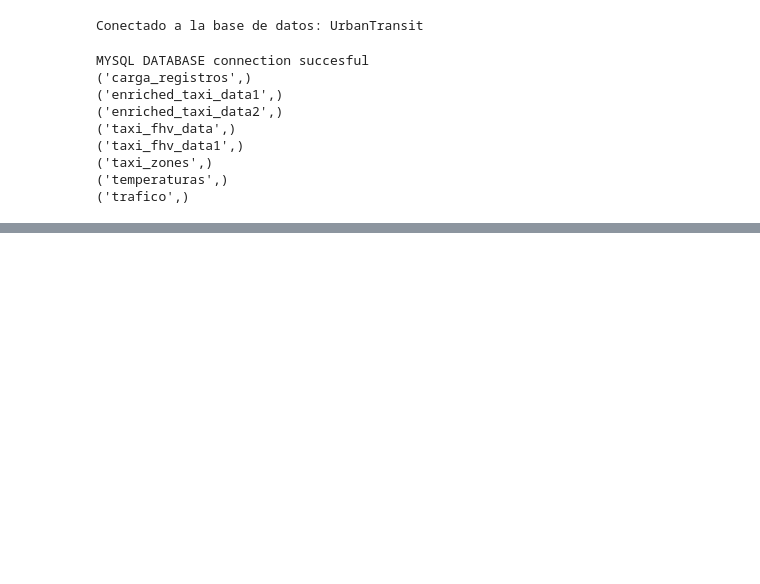
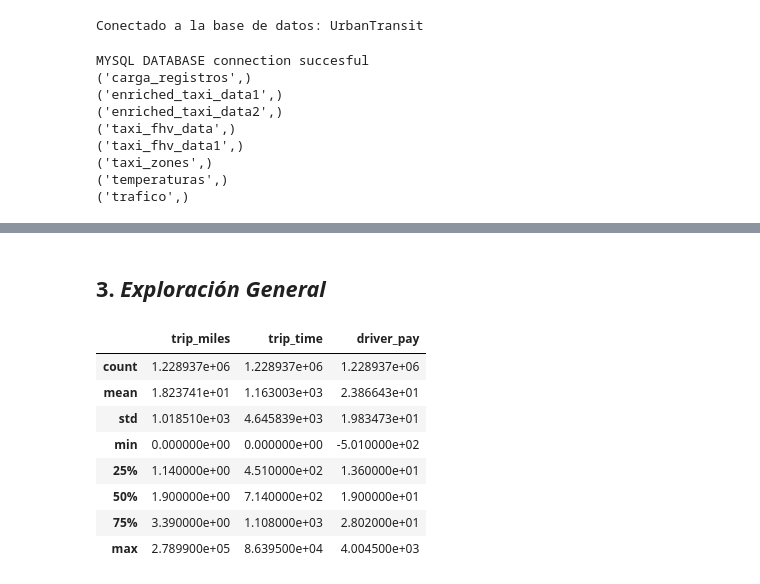
Before and after one commit to Ccasilimas/New_York_Taxis_IA, a Jupyter notebook: Machine_Learning/EDA_ML.ipynb, the cells around one changed output, grey strips where cells are left out. Cells and saved outputs as stored; diff of their text form; code cells hidden in the pictures; blank space fills up the shorter version.

```diff
--- a/Machine_Learning/EDA_ML.ipynb
+++ b/Machine_Learning/EDA_ML.ipynb
@@ -119,0 +326,15 @@ df_taxi_zone
+# %% [markdown]
+## 3. ***Exploración General***
+# %%
+std_taxis = df_taxi_green[['trip_miles', 'trip_time', 'driver_pay']]
+std_taxis.describe()
+# %% [output]
+|  | trip_miles | trip_time | driver_pay |
+| count | 1.228937e+06 | 1.228937e+06 | 1.228937e+06 |
+| mean | 1.823741e+01 | 1.163003e+03 | 2.386643e+01 |
+| std | 1.018510e+03 | 4.645839e+03 | 1.983473e+01 |
+| min | 0.000000e+00 | 0.000000e+00 | -5.010000e+02 |
+| 25% | 1.140000e+00 | 4.510000e+02 | 1.360000e+01 |
+| 50% | 1.900000e+00 | 7.140000e+02 | 1.900000e+01 |
+| 75% | 3.390000e+00 | 1.108000e+03 | 2.802000e+01 |
+| max | 2.789900e+05 | 8.639500e+04 | 4.004500e+03 |
```
Also changed, not shown: parts of 19 cells of this notebook.
